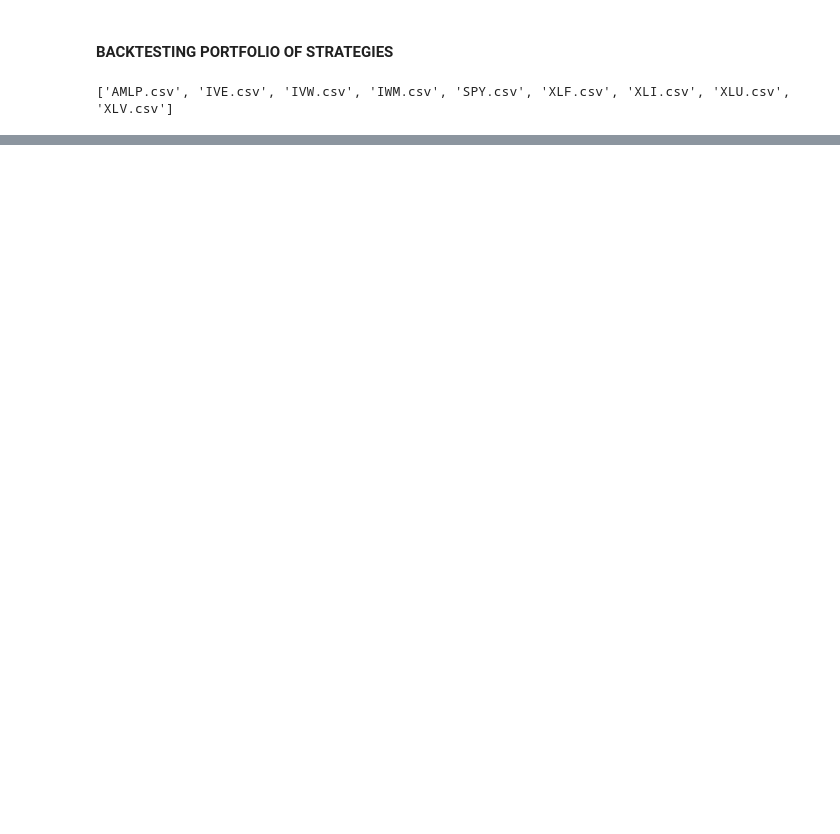
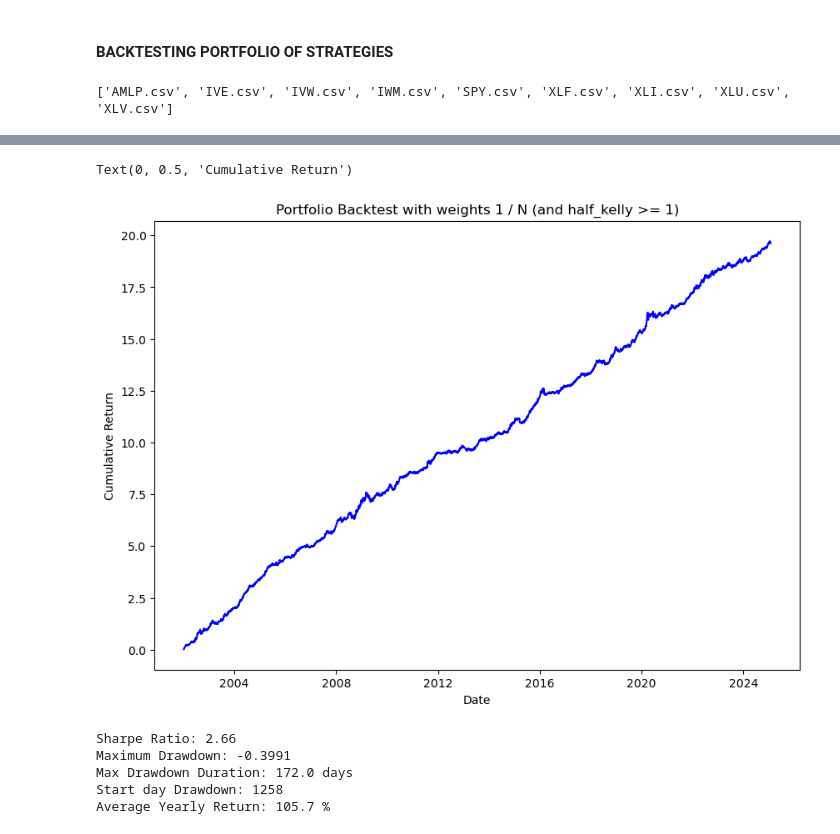
Before and after one commit to jessie-blue/ATS_Development, a Jupyter notebook: Strat_1/Portfolio_Backtest.ipynb, the cells around one changed output, grey strips where cells are left out. Drawn from its saved outputs; the diff is of its cells as text; code cells hidden in the pictures; blank space fills up the shorter version.

```diff
--- a/Strat_1/Portfolio_Backtest.ipynb
+++ b/Strat_1/Portfolio_Backtest.ipynb
@@ -96,0 +101,14 @@ date_df
+# %%
+#### FILTERING FOR HALF KELLY > 1
+df2 = df[df['half_kelly'] >= 1]
+traded_tickers = df2.groupby(level=0)['half_kelly'].count().to_frame()
+traded_tickers.columns = ['n_tickers']
+
+### 1 / N PORTFOLIO
+traded_tickers['weights'] = 1 / traded_tickers['n_tickers']
+
+df2 = df2.merge(traded_tickers, left_index=True, right_index = True)
+
+df2['levered_w'] = df2['weights'] * df2['half_kelly']
+df2['return'] = df2['daily_ret'] * df2['weights']
+df2.tail()
@@ -96,0 +123,9 @@ date_df
+# %%
+df_daily = df2.groupby(level = 0)['return'].sum().to_frame()
+df_daily['cum_ret'] = df_daily['return'].cumsum()
+df_daily['capital'] = 6e4
+df_daily['eod_capital'] = df_daily['capital'] * df_daily['cum_ret']
+
+#df_daily = df_daily[df_daily.index <= '2016-01-01']
+
+df_daily.head()
@@ -96,0 +140,39 @@ date_df
+# %%
+import matplotlib.pyplot as plt
+plt.figure(figsize= [10,7])
+plt.plot(df_daily.index, df_daily['cum_ret'], color = 'b')
+plt.title('Portfolio Backtest with weights 1 / N (and half_kelly >= 1)')
+plt.xlabel('Date')
+plt.ylabel('Cumulative Return')
+# %% [output]
+Text(0, 0.5, 'Cumulative Return')
+[figure, added]
+# %%
+#####################################################################
+ # PERFORMANCE EVALUATION
+#####################################################################
+
+#####   MAX DRAWDOWN
+from calculateMaxDD import calculateMaxDD
+
+cum_ret = np.cumprod(1+ df_daily['return']) - 1
+maxDrawdown, maxDrawdownDuration, startDrawdownDay=calculateMaxDD(cum_ret.values)
+
+#####   SHARPE RATIO
+sharpe_ratio = round(np.sqrt(252) * np.mean(df_daily['return']) / np.std(df_daily['return']),2)
+
+#####   AVG YEARLY RETURN AND STD
+mean_ret = df_daily['return'].mean() * 252
+std = df_daily['return'].std()*np.sqrt(252)
+
+print(f'Sharpe Ratio: {sharpe_ratio}')
+print(f'Maximum Drawdown: {round(maxDrawdown,4)}')
+print(f'Max Drawdown Duration: {maxDrawdownDuration} days' )
+print(f'Start day Drawdown: {startDrawdownDay}')
+print(f"Average Yearly Return: {round(mean_ret*100, 2)} %")
+# %% [output]
+Sharpe Ratio: 2.66
+Maximum Drawdown: -0.3991
+Max Drawdown Duration: 172.0 days
+Start day Drawdown: 1258
+Average Yearly Return: 105.7 %
```
Also changed, not shown: parts of 24 cells of this notebook, 17 other files.
